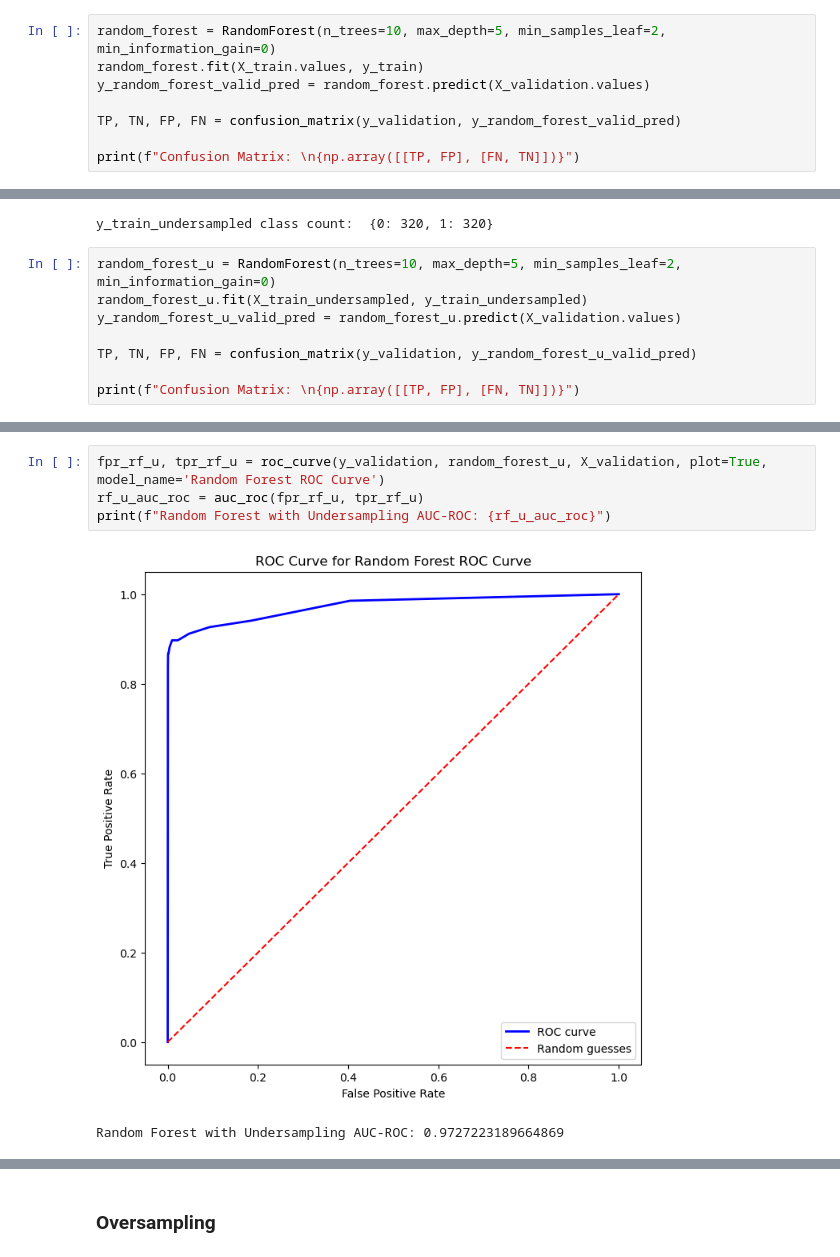
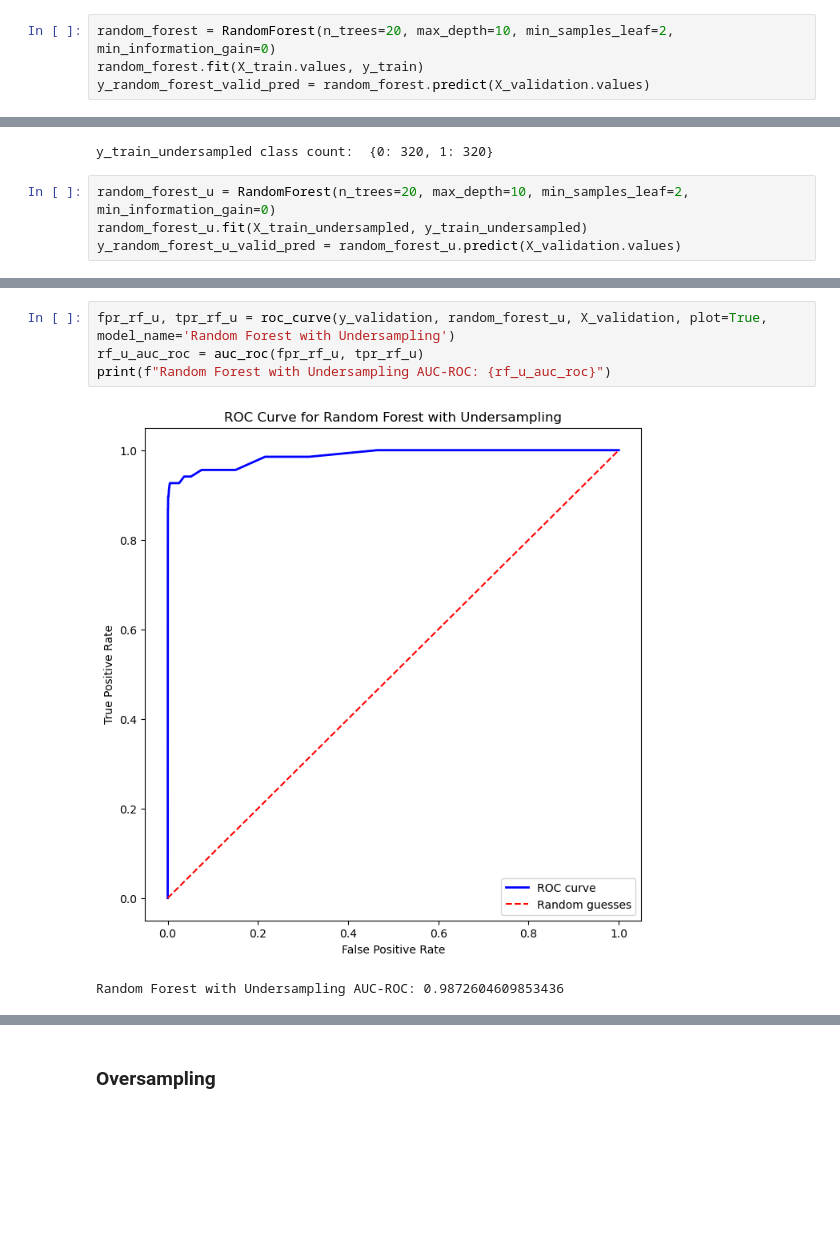
Before and after one commit to maxgubitosi/ML-Classification-Models-from-Scratch, a Jupyter notebook: Problema 2/Problema_2.ipynb, the cells around one changed output, grey strips where cells are left out. Saved outputs shown, nothing was run; the diff lists cells and outputs as text; blank space fills up the shorter version.

```diff
--- a/Problema 2/Problema_2.ipynb
+++ b/Problema 2/Problema_2.ipynb
@@ -197,10 +186,6 @@ Estos resultados representan una mejora importante sobre el modelo anterior. Est
 # %% [markdown]
 ### Random Forest
 # %%
-random_forest = RandomForest(n_trees=10, max_depth=5, min_samples_leaf=2, min_information_gain=0)
+random_forest = RandomForest(n_trees=20, max_depth=10, min_samples_leaf=2, min_information_gain=0)
 random_forest.fit(X_train.values, y_train)
 y_random_forest_valid_pred = random_forest.predict(X_validation.values)
-
-TP, TN, FP, FN = confusion_matrix(y_validation, y_random_forest_valid_pred)
-
-print(f"Confusion Matrix: \n{np.array([[TP, FP], [FN, TN]])}")
@@ -240,10 +242,6 @@ print("y_train_undersampled class count: ", dict(zip(unique, counts)))
 # %% [output]
 y_train_undersampled class count:  {0: 320, 1: 320}
 # %%
-random_forest_u = RandomForest(n_trees=10, max_depth=5, min_samples_leaf=2, min_information_gain=0)
+random_forest_u = RandomForest(n_trees=20, max_depth=10, min_samples_leaf=2, min_information_gain=0)
 random_forest_u.fit(X_train_undersampled, y_train_undersampled)
 y_random_forest_u_valid_pred = random_forest_u.predict(X_validation.values)
-
-TP, TN, FP, FN = confusion_matrix(y_validation, y_random_forest_u_valid_pred)
-
-print(f"Confusion Matrix: \n{np.array([[TP, FP], [FN, TN]])}")
@@ -254,7 +262,7 @@ Confusion Matrix:
 # %%
-fpr_rf_u, tpr_rf_u = roc_curve(y_validation, random_forest_u, X_validation, plot=True, model_name='Random Forest ROC Curve')
+fpr_rf_u, tpr_rf_u = roc_curve(y_validation, random_forest_u, X_validation, plot=True, model_name='Random Forest with Undersampling')
 rf_u_auc_roc = auc_roc(fpr_rf_u, tpr_rf_u)
 print(f"Random Forest with Undersampling AUC-ROC: {rf_u_auc_roc}")
 # %% [output]
-[figure, old version]
+[figure, new version]
-Random Forest with Undersampling AUC-ROC: 0.9727223189664869
+Random Forest with Undersampling AUC-ROC: 0.9872604609853436
```
Also changed, not shown: parts of 49 cells of this notebook, 5 other files.
